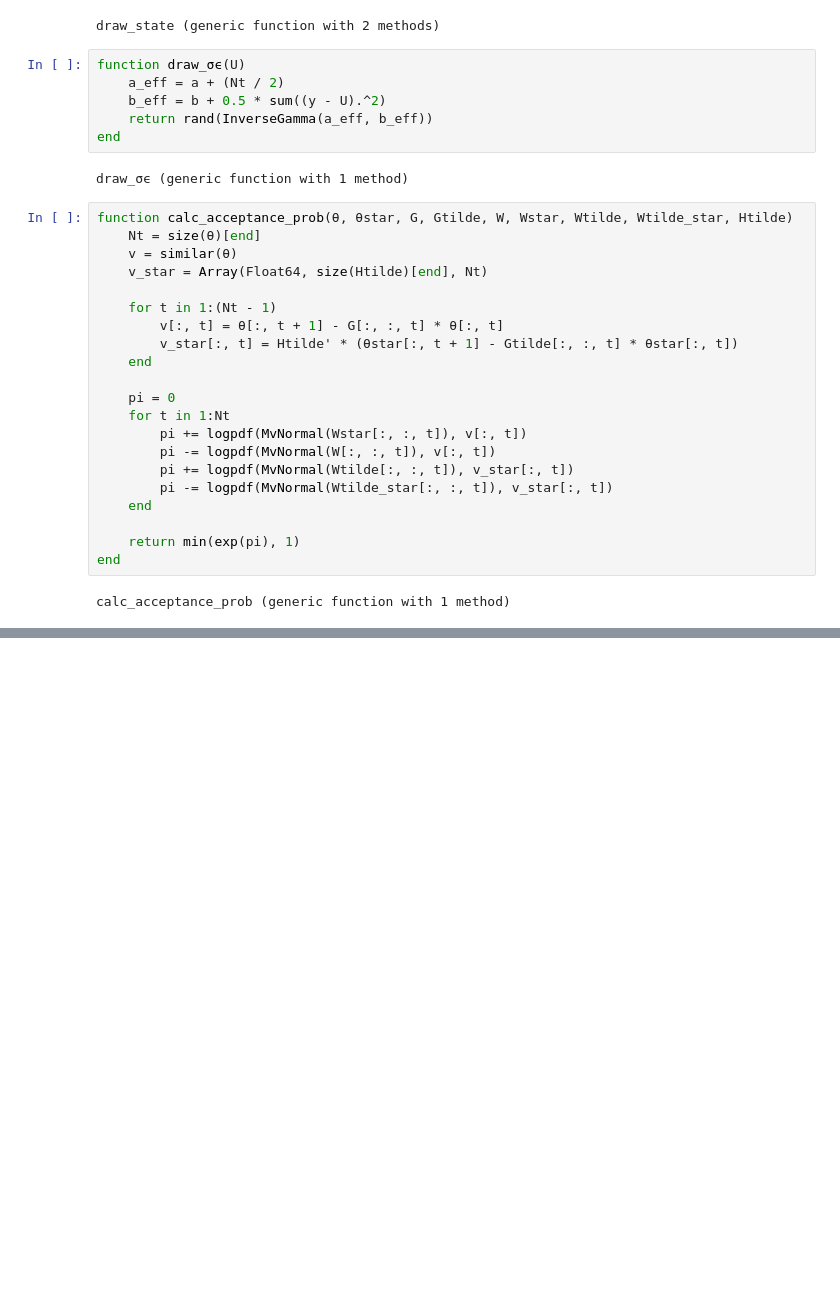
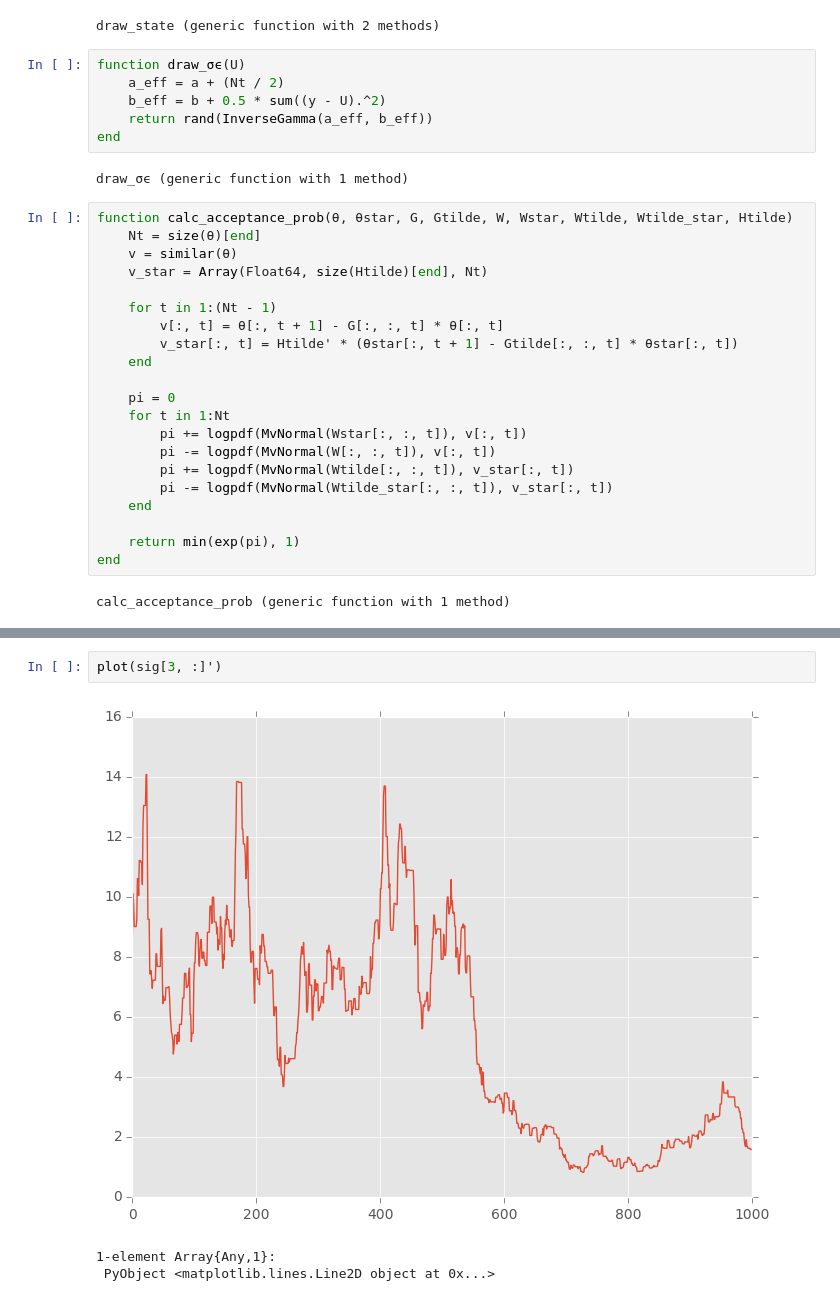
Before and after one commit to jmxpearson/laf, a Jupyter notebook: julia_MCMC_integration_test.ipynb, the cells around one changed output, grey strips where cells are left out. Saved outputs shown, nothing was run; the diff lists cells and outputs as text; blank space fills up the shorter version.

```diff
--- a/julia_MCMC_integration_test.ipynb
+++ b/julia_MCMC_integration_test.ipynb
@@ -203 +202,7 @@ xlim(0, 1)
 (0,1)
+# %%
+plot(sig[3, :]')
+# %% [output]
+[figure, added]
+1-element Array{Any,1}:
+ PyObject <matplotlib.lines.Line2D object at 0x...>
```
Also changed, not shown: parts of 8 cells of this notebook.
